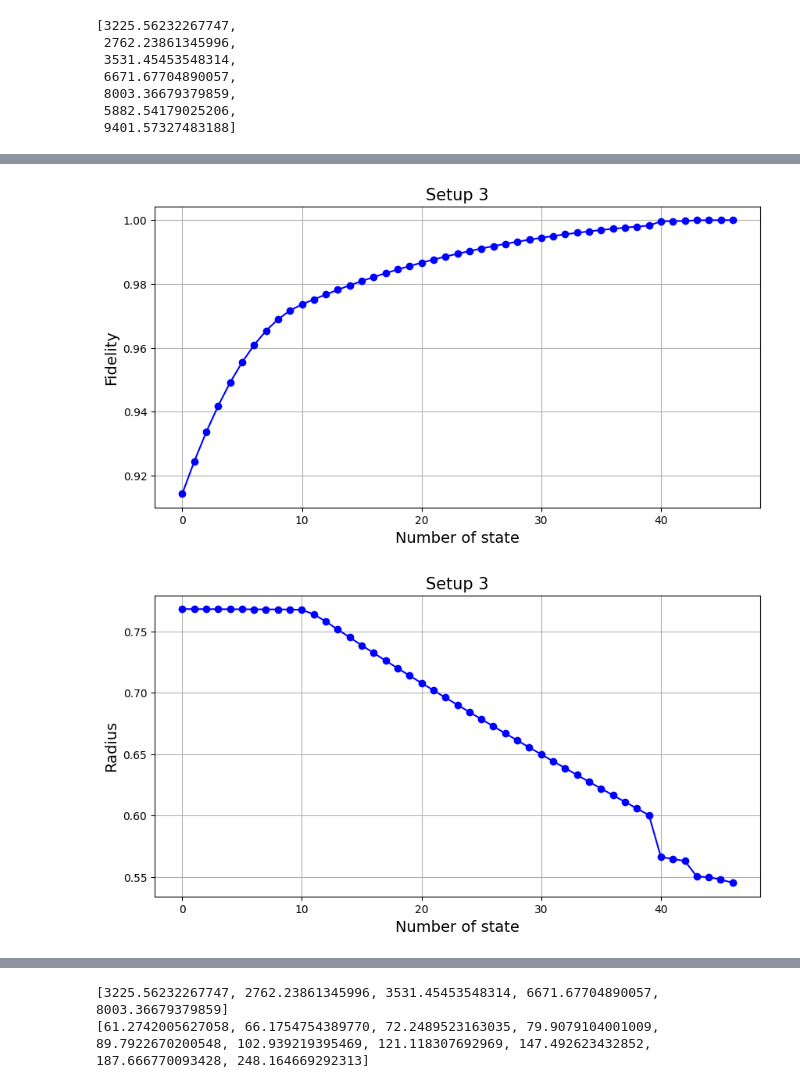
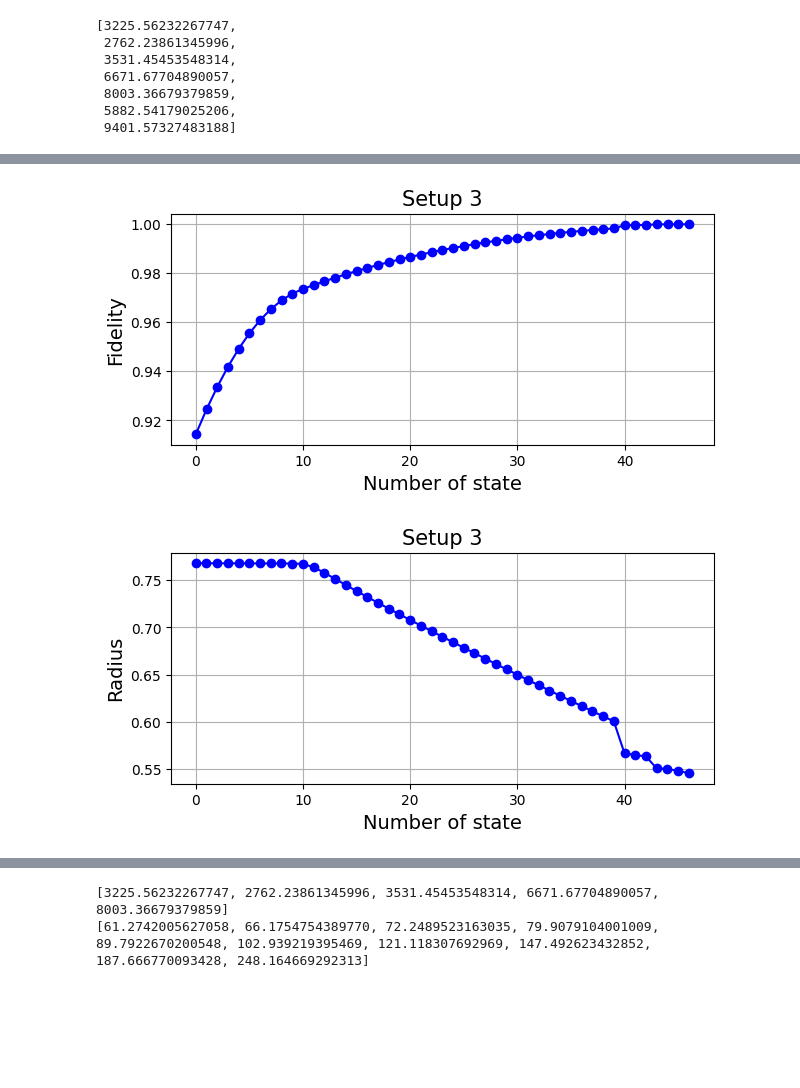
Before and after one commit to murogrande/Qcontrol_Geometry-of-density-matrices, a Jupyter notebook: plots fidelity-towards-intermediary.ipynb, the cells around one changed output, grey strips where cells are left out. Cells and saved outputs as stored; diff of their text form; code cells hidden in the pictures; blank space fills up the shorter version.

```diff
--- a/plots fidelity-towards-intermediary.ipynb
+++ b/plots fidelity-towards-intermediary.ipynb
@@ -167,7 +167,7 @@ nrm = mpl.colors.Normalize(0,length)
 #colors = cm.winter(nrm(range(length))) # options: cool, summer, winter, autumn etc.
 colors = cm.winter(range(length)) # options: cool, summer, winter, autumn etc.
 
-b = qutip.Bloch(view=[170,50],figsize=[6,6])
+b = qutip.Bloch(view=[170,50],figsize=[3,3])
 b.sphere_alpha=0.2
 b.point_color = ['r'] # options: 'r', 'g', 'b' etc.
 b.point_marker = ['o']
@@ -190,7 +190,7 @@ for i in range(len(vectorgeo)):
 
 #b.add_points(auxri)
 #b.add_points(auxsf)
-newbloch=qutip.Bloch(view=[170,50],figsize=[6,6])
+newbloch=qutip.Bloch(view=[170,50],figsize=[3,3])
 newbloch.point_color = ['b'] # options: 'r', 'g', 'b' etc.
 newbloch.point_marker = ['*']
 newbloch.point_size = [20]
@@ -215,25 +216,25 @@ newbloch.show()
 # %%
 # data
 xaxis = [i for i in range(len(finalestados))]
 
 # create a figure and axes
 fig, ax = plt.subplots()
 
 # plot the data
 ax.plot(xaxis, listfidelities, '-o', color='blue')
 
 # add labels and title
 ax.set_xlabel('Number of state',fontsize=14)
 ax.set_ylabel('Fidelity',fontsize=14)
 ax.set_title('Setup 3',fontsize=15)
 plt.grid()
 fig = plt.gcf()
-fig.set_size_inches(10, 5)
+fig.set_size_inches(7, 3)
 
 # show the plot
 plt.show()
 # %% [output]
-[figure, old version]
+[figure, new version]
 # %%
 # create a figure and axes
 fig, ax = plt.subplots()
@@ -247,12 +248,12 @@ ax.set_ylabel('Radius',fontsize=14)
 ax.set_title('Setup 3',fontsize=15)
 plt.grid()
 fig = plt.gcf()
-fig.set_size_inches(10, 5)
+fig.set_size_inches(7, 3)
 
 # show the plot
 plt.show()
 # %% [output]
-[figure, old version]
+[figure, new version]
 # %%
 # create a figure and axes
 fig, ax = plt.subplots()
```
Also changed, not shown: parts of 11 cells of this notebook, 2 other files.
